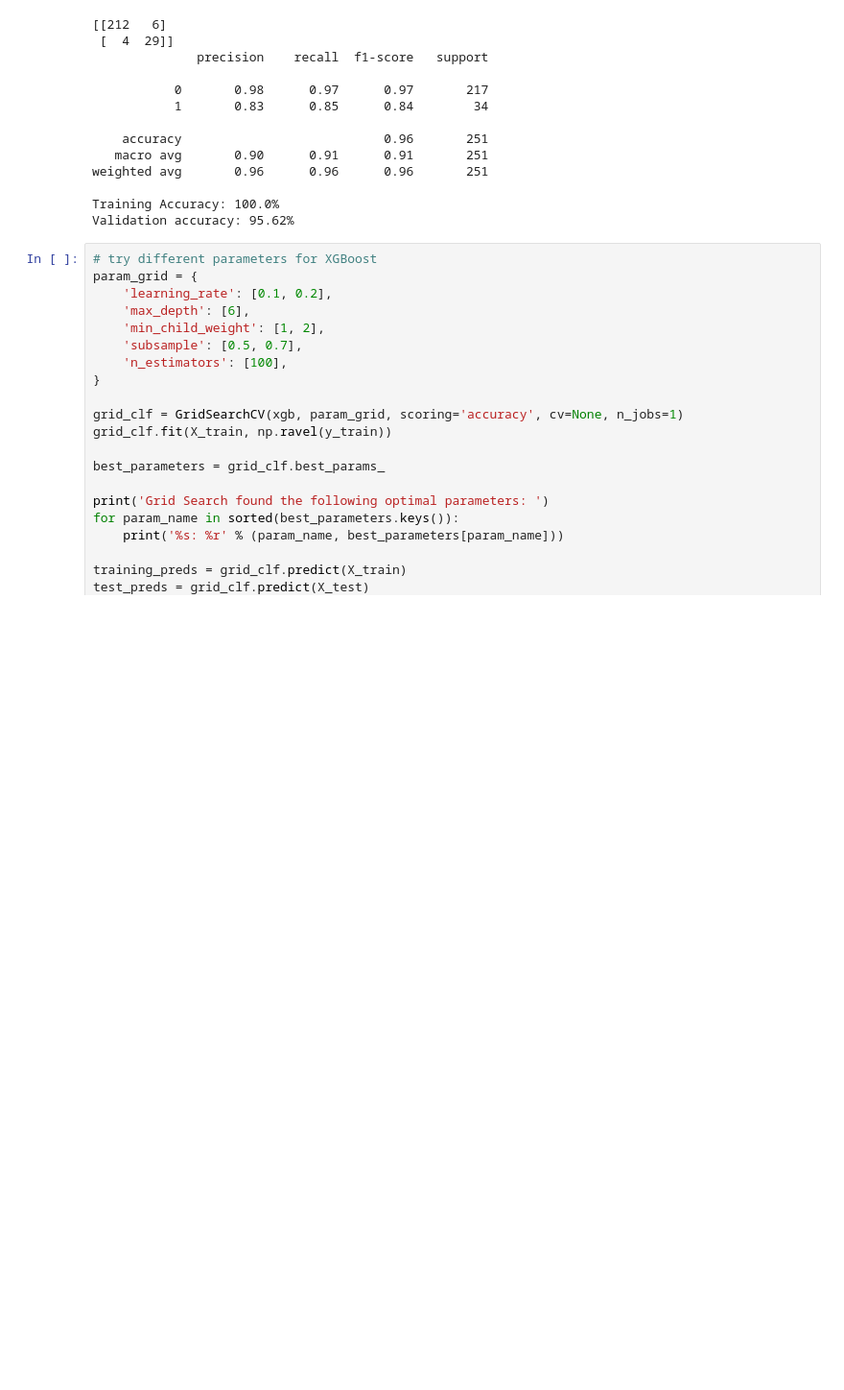
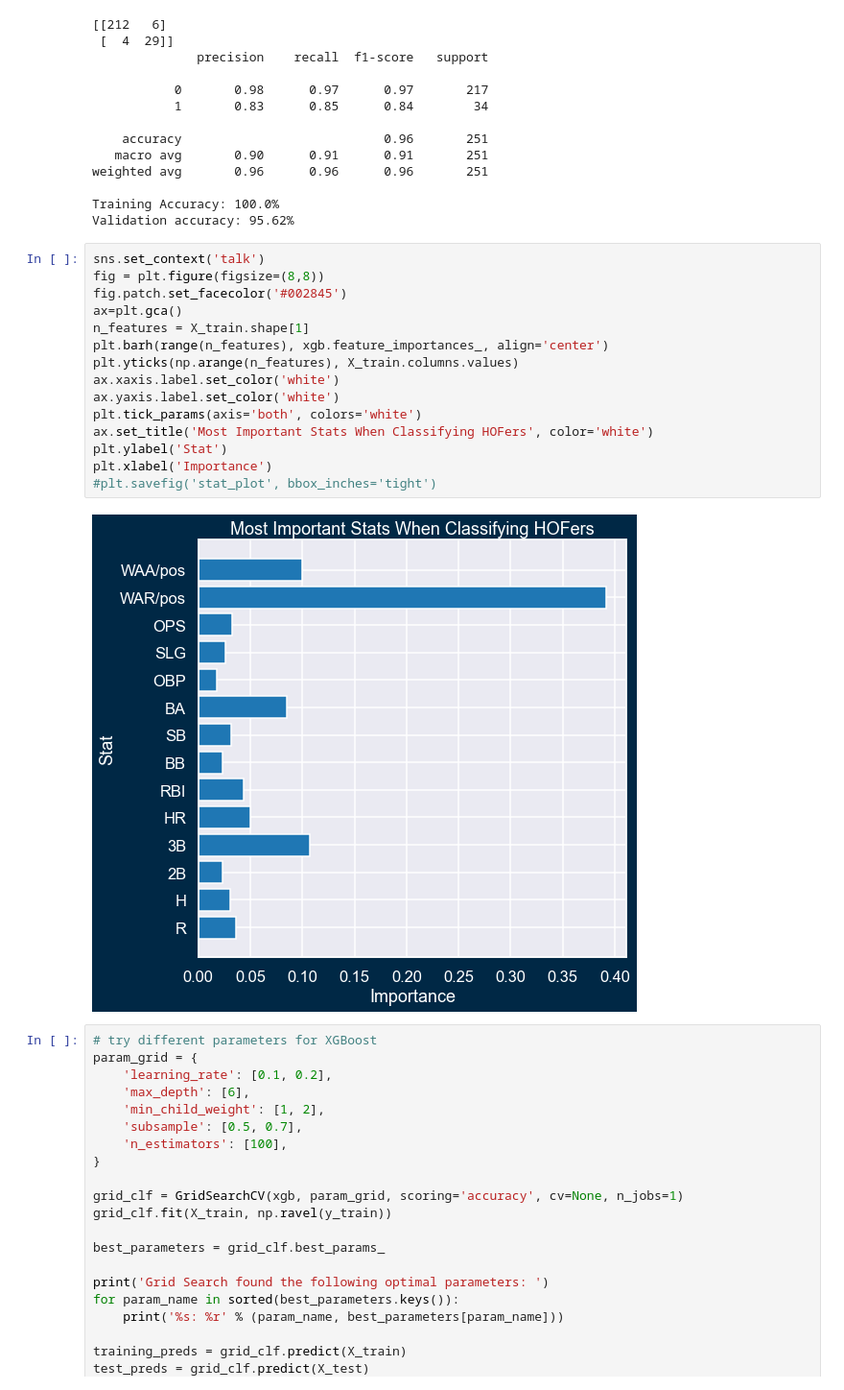
Before and after one commit to hoganbyun/Identifying_Undervalued_Sports-Cards, a Jupyter notebook: project_code.ipynb, the cells around one changed output. Shown at 96% size. Cells and saved outputs as stored; diff of their text form; blank space fills up the shorter version.

```diff
--- a/project_code.ipynb
+++ b/project_code.ipynb
@@ -778,6 +789,23 @@ weighted avg       0.96      0.96      0.96       251
 
 Training Accuracy: 100.0%
 Validation accuracy: 95.62%
+# %%
+sns.set_context('talk')
+fig = plt.figure(figsize=(8,8))
+fig.patch.set_facecolor('#002845')
+ax=plt.gca()
+n_features = X_train.shape[1]
+plt.barh(range(n_features), xgb.feature_importances_, align='center')
+plt.yticks(np.arange(n_features), X_train.columns.values)
+ax.xaxis.label.set_color('white')
+ax.yaxis.label.set_color('white')
+plt.tick_params(axis='both', colors='white')
+ax.set_title('Most Important Stats When Classifying HOFers', color='white')
+plt.ylabel('Stat')
+plt.xlabel('Importance')
+#plt.savefig('stat_plot', bbox_inches='tight')
+# %% [output]
+[figure, added]
 # %%
 # try different parameters for XGBoost
 param_grid = {
```
Also changed, not shown: parts of 10 cells of this notebook, 1 other file.
